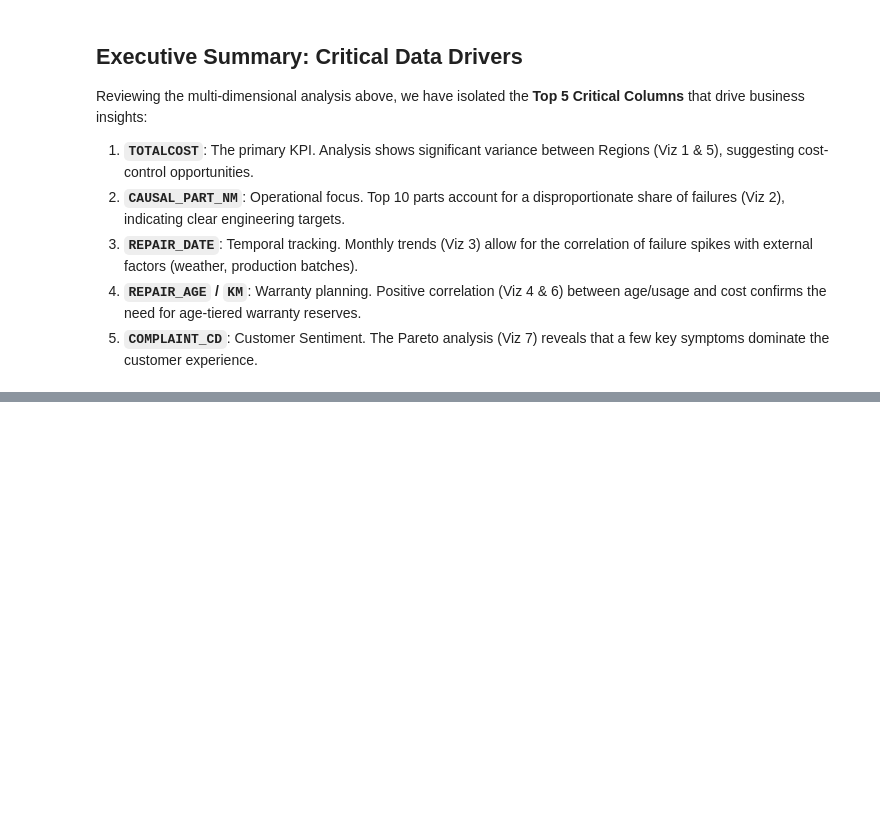
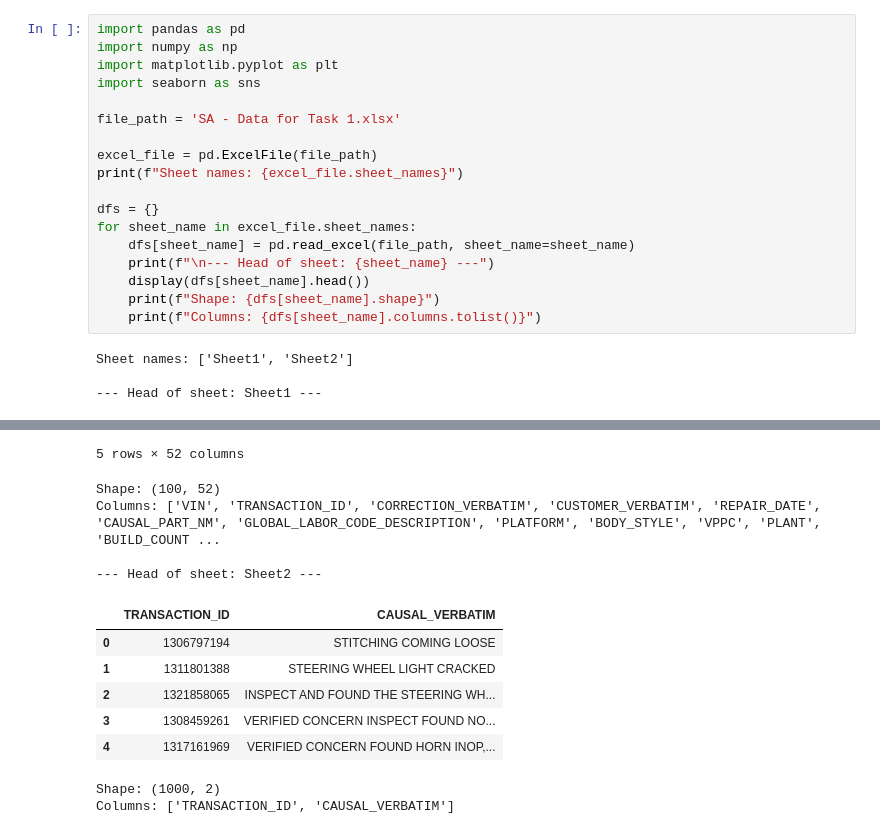
Before and after one commit to VijayendranRao/AXION_RAY_DATA_ANALYTICS, a Jupyter notebook: task_1.ipynb, the cells around one changed output, grey strips where cells are left out. Cells and saved outputs as stored; diff of their text form; blank space fills up the shorter version.

```diff
--- a/task_1.ipynb
+++ b/task_1.ipynb
@@ -569,10 +1,22 @@ if 'COMPLAINT_CD' in df.columns:
-# %% [markdown]
-## Executive Summary: Critical Data Drivers
-
-Reviewing the multi-dimensional analysis above, we have isolated the **Top 5 Critical Columns** that drive business insights:
-
-1.  **`TOTALCOST`**: The primary KPI. Analysis shows significant variance between Regions (Viz 1 & 5), suggesting cost-control opportunities.
-2.  **`CAUSAL_PART_NM`**: Operational focus. Top 10 parts account for a disproportionate share of failures (Viz 2), indicating clear engineering targets.
-3.  **`REPAIR_DATE`**: Temporal tracking. Monthly trends (Viz 3) allow for the correlation of failure spikes with external factors (weather, production batches).
-4.  **`REPAIR_AGE` / `KM`**: Warranty planning. Positive correlation (Viz 4 & 6) between age/usage and cost confirms the need for age-tiered warranty reserves.
-5.  **`COMPLAINT_CD`**: Customer Sentiment. The Pareto analysis (Viz 7) reveals that a few key symptoms dominate the customer experience.
+# %%
+import pandas as pd
+import numpy as np
+import matplotlib.pyplot as plt
+import seaborn as sns
+
+file_path = 'SA - Data for Task 1.xlsx'
+
+excel_file = pd.ExcelFile(file_path)
+print(f"Sheet names: {excel_file.sheet_names}")
+
+dfs = {}
+for sheet_name in excel_file.sheet_names:
+    dfs[sheet_name] = pd.read_excel(file_path, sheet_name=sheet_name)
+    print(f"\n--- Head of sheet: {sheet_name} ---")
+    display(dfs[sheet_name].head())
+    print(f"Shape: {dfs[sheet_name].shape}")
+    print(f"Columns: {dfs[sheet_name].columns.tolist()}")
+# %% [output]
+Sheet names: ['Sheet1', 'Sheet2']
+
+--- Head of sheet: Sheet1 ---
@@ -578,0 +29,13 @@ Reviewing the multi-dimensional analysis above, we have isolated the **Top 5 Cri
+5 rows × 52 columns
+Shape: (100, 52)
+Columns: ['VIN', 'TRANSACTION_ID', 'CORRECTION_VERBATIM', 'CUSTOMER_VERBATIM', 'REPAIR_DATE', 'CAUSAL_PART_NM', 'GLOBAL_LABOR_CODE_DESCRIPTION', 'PLATFORM', 'BODY_STYLE', 'VPPC', 'PLANT', 'BUILD_COUNT ...
+
+--- Head of sheet: Sheet2 ---
+|  | TRANSACTION_ID | CAUSAL_VERBATIM |
+| 0 | 1306797194 | STITCHING COMING LOOSE |
+| 1 | 1311801388 | STEERING WHEEL LIGHT CRACKED |
+| 2 | 1321858065 | INSPECT AND FOUND THE STEERING WH... |
+| 3 | 1308459261 | VERIFIED CONCERN INSPECT FOUND NO... |
+| 4 | 1317161969 | VERIFIED CONCERN FOUND HORN INOP,... |
+Shape: (1000, 2)
+Columns: ['TRANSACTION_ID', 'CAUSAL_VERBATIM']
```
Also changed, not shown: parts of 48 cells of this notebook, 6 other files.
